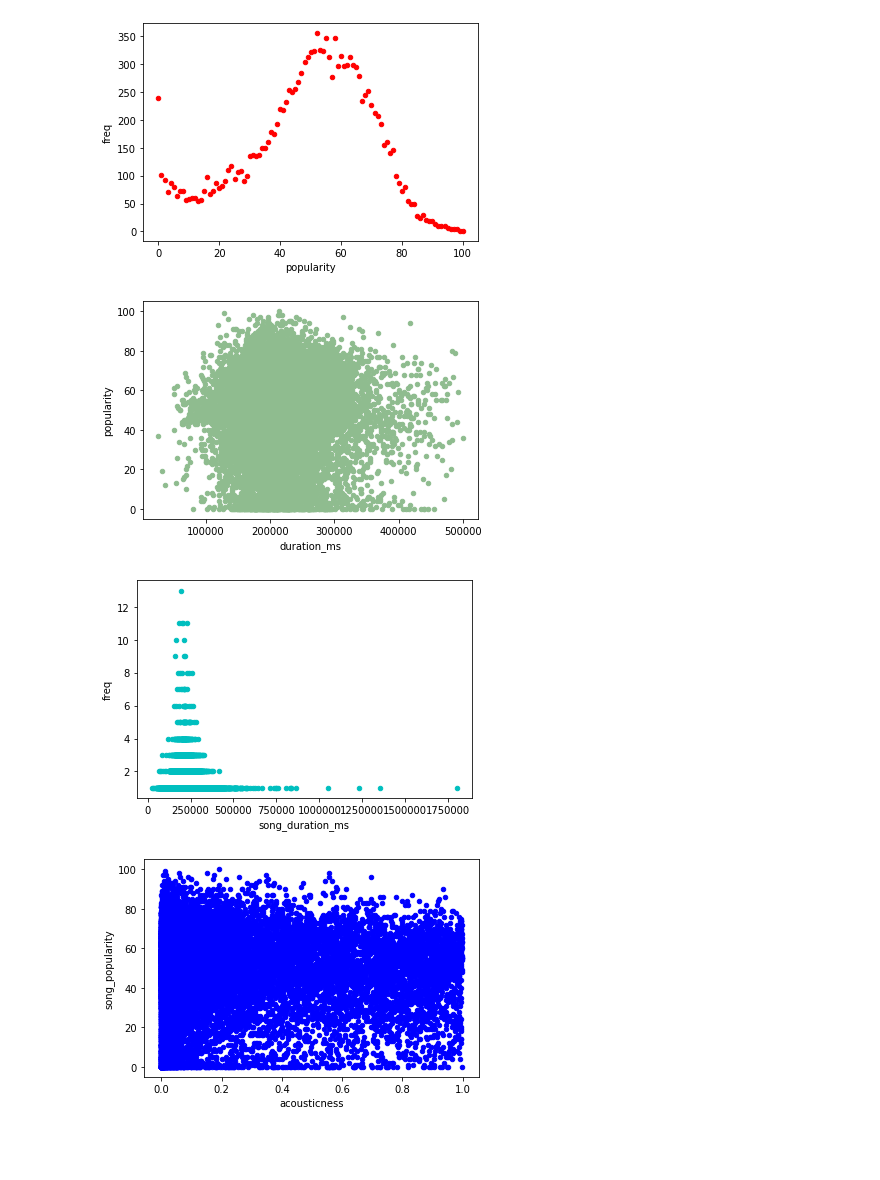
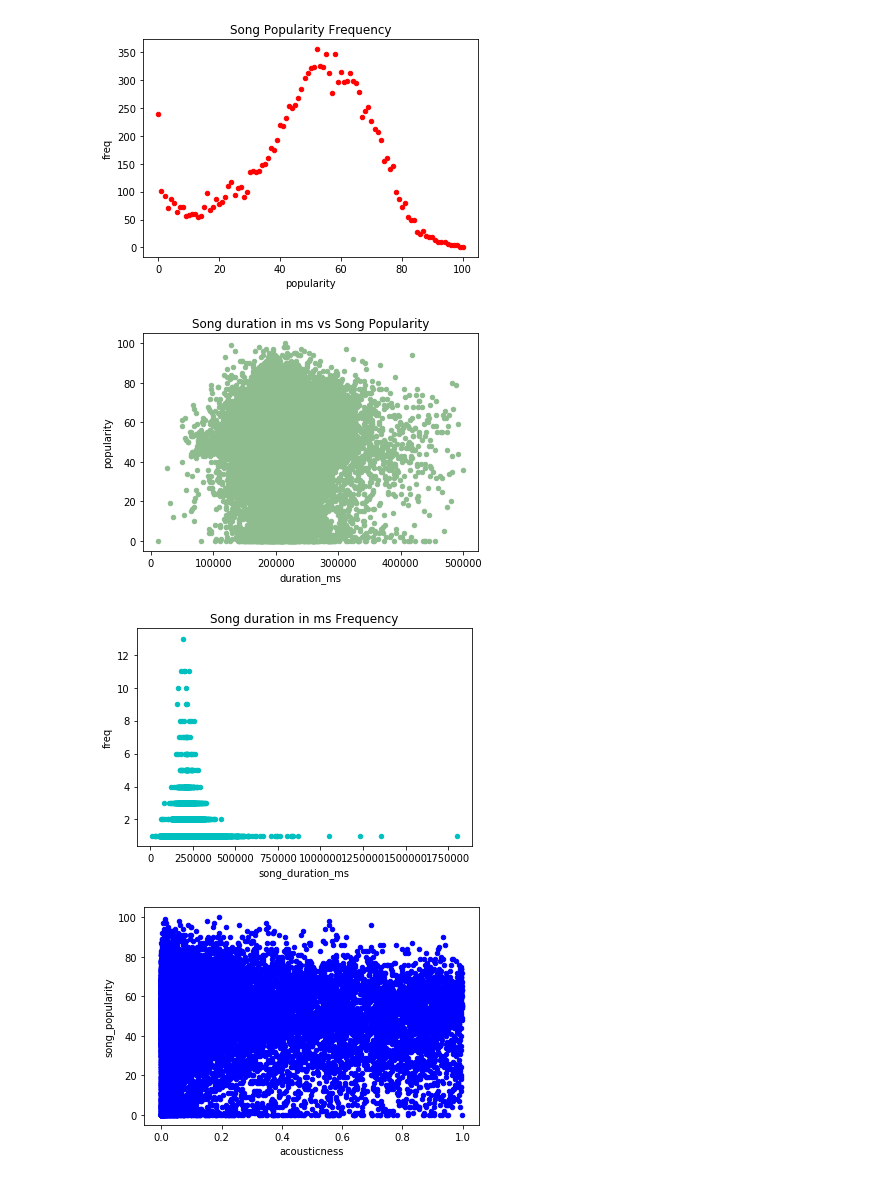
Before and after one commit to vladschepkov/project-one, a Jupyter notebook: song_pj1.ipynb, the cells around one changed output. Saved outputs shown, nothing was run; the diff lists cells and outputs as text; code cells hidden in the pictures; blank space fills up the shorter version.

```diff
--- a/song_pj1.ipynb
+++ b/song_pj1.ipynb
@@ -31,7 +31,7 @@ song_merged = pd.merge(df1,df2,how="inner",left_index=True, right_index=True)
 #delete unnecessary columns
 #del song_merged["song_name_y"]
 #df.drop('a', axis=1, inplace=True) on Table
-song_deleted = song_merged.drop(columns=["playlist", "song_name_y"])
+song_deleted = song_merged.drop(columns=["playlist", "song_name_y", "album_names" ])
 
 #change column name
 song_deleted.columns = song_deleted.columns.str.replace("song_name_x","song_name")
@@ -51,7 +58,7 @@ song_data = song_deleted.sort_values("song_popularity")
 # %%
 #clean unnecessary columns
-song_data = song_data.drop(columns=["song_name", "artist_name", "album_names"])
-#song_data.count()  # 14927 x14
+song_data = song_data.drop(columns=["song_name", "artist_name"])
+#song_data.count()  # 14926 x14
 song_data.head()
 # %% [output]
 |  | song_popularity | song_duration_ms | acousticness | danceability | energy | instrumentalness | key | ... |
@@ -83,15 +116,19 @@ song_pop = song_pop.sort_values("popularity")
 # %%
 #graph popularity freq
 #pop
 ##x_axis = np.arange(0, len_value, 20)
 ##y_axis = song_pop["freq"]
 ##plt.plot(x_axis, y_axis)
 ##plt.show()
 song_pop.plot(kind='scatter',x='popularity',y='freq',color='red')
+plt.title("Song Popularity Frequency")
 plt.show()
 # %% [output]
-[figure, old version]
+[figure, new version]
 # %%
+#song_duration_ms	acousticness	danceability	energy	instrumentalness	key	liveness	loudness	audio_mode	speechiness	tempo	time_signature	audio_valence
+
+
 # study about song_popularity & duration
 # 100 = max value of song_popularity
 dura_max_value = song_data["song_duration_ms"].max() #1799346 29.99min  , 30min = 1,800,000
@@ -107,16 +144,20 @@ song_dura = song_dura.rename(columns={"song_duration_ms":"duration_ms","song_pop
 #cut data
 song_dura = song_dura[song_dura.duration_ms < 500000]
 song_dura.plot(kind='scatter',x='duration_ms',y='popularity',color='darkseagreen')
+plt.title("Song duration in ms vs Song Popularity")
 plt.show()
 # %% [output]
-[figure, old version]
+[figure, new version]
 # %%
 # freq of song_duration_ms
 freq = song_data["song_duration_ms"].value_counts()
 s = song_data["song_duration_ms"].value_counts()
 song_dura = pd.DataFrame({'song_duration_ms':s.index, 'freq':s.values})
+
+#song_dura = song_dura[(song_dura.song_duration_ms < 250000) &(song_dura.song_duration_ms > 150000)]
 song_dura.plot(kind='scatter',x='song_duration_ms',y='freq',color='c')
+plt.title("Song duration in ms Frequency")
 plt.show()
 # %% [output]
-[figure, old version]
+[figure, new version]
 # %%
```
Also changed, not shown: parts of 33 cells of this notebook.
